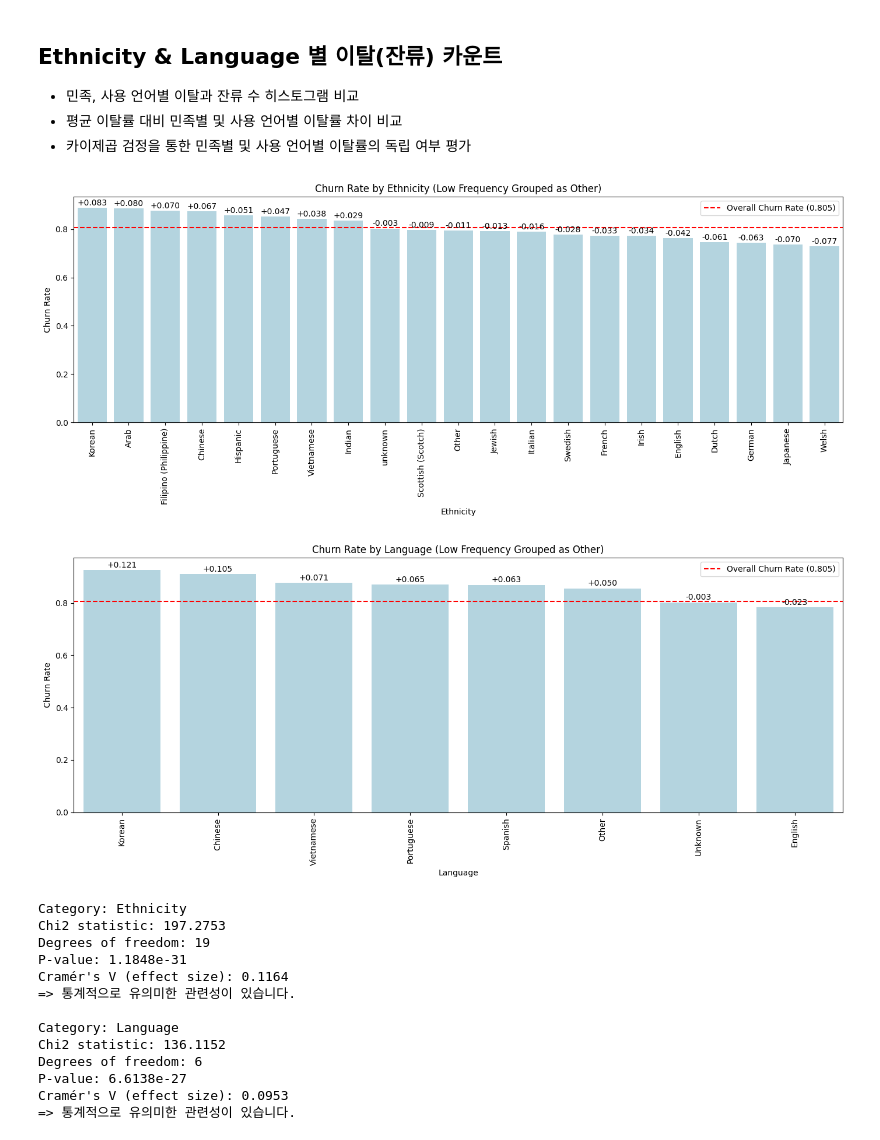
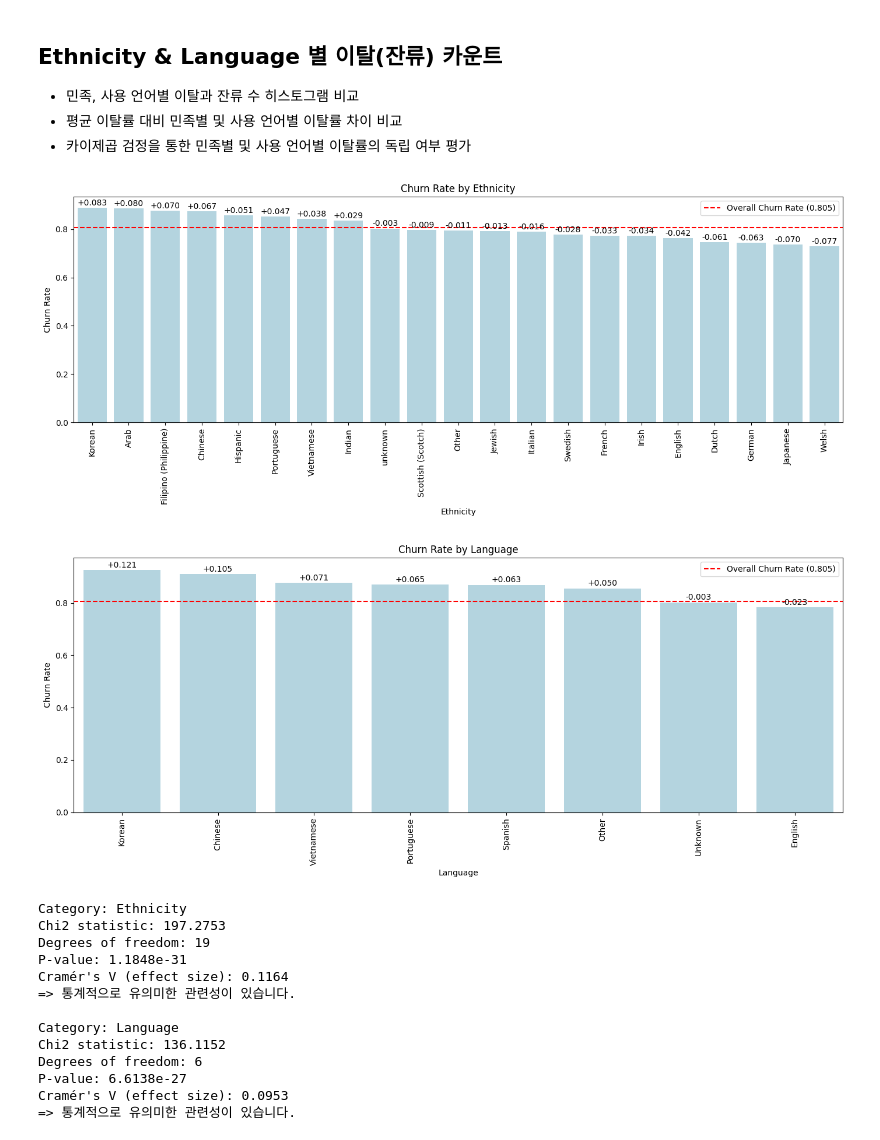
Before and after one commit to SKNETWORKS-FAMILY-AICAMP/SKN17-2nd-5Team, a Jupyter notebook: preprocessing_dh.ipynb, the cells around one changed output. Saved outputs shown, nothing was run; the diff lists cells and outputs as text; code cells hidden in the pictures.

```diff
--- a/preprocessing_dh.ipynb
+++ b/preprocessing_dh.ipynb
@@ -519,14 +519,14 @@ Cramér's V (effect size): 0.1213
 # %%
 # Ethnicity에서 적은 범주 'Other'로 묶기
 df_ethnicity_grouped = group_low_freq_categories(newspaper_df, 'Ethnicity', min_count_threshold)
-plot_churn_rate_difference(df_ethnicity_grouped, 'Ethnicity', 'Churn Rate by Ethnicity (Low Frequency Grouped as Other)')
+plot_churn_rate_difference(df_ethnicity_grouped, 'Ethnicity', 'Churn Rate by Ethnicity')
 
 # Language에서 적은 범주 'Other'로 묶기
 df_language_grouped = group_low_freq_categories(newspaper_df, 'Language', min_count_threshold)
-plot_churn_rate_difference(df_language_grouped, 'Language', 'Churn Rate by Language (Low Frequency Grouped as Other)')
+plot_churn_rate_difference(df_language_grouped, 'Language', 'Churn Rate by Language')
 # %% [output]
-[figure, old version]
+[figure, new version]
-[figure, old version]
+[figure, new version]
 # %%
 # Ethnicity 필터링
 df_ethnicity_filtered = filter_low_freq_categories(newspaper_df, 'Ethnicity', threshold=100)
```
Also changed, not shown: parts of 12 cells of this notebook.
